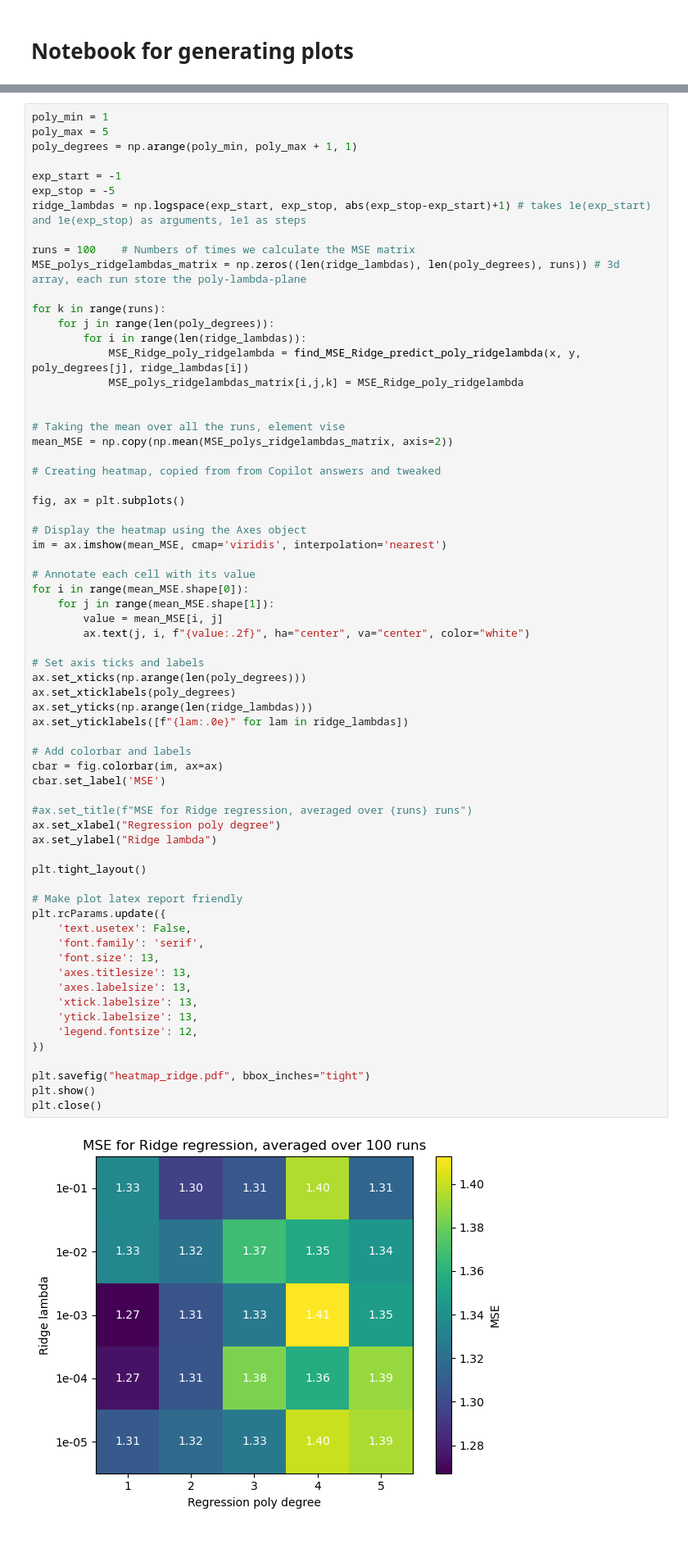
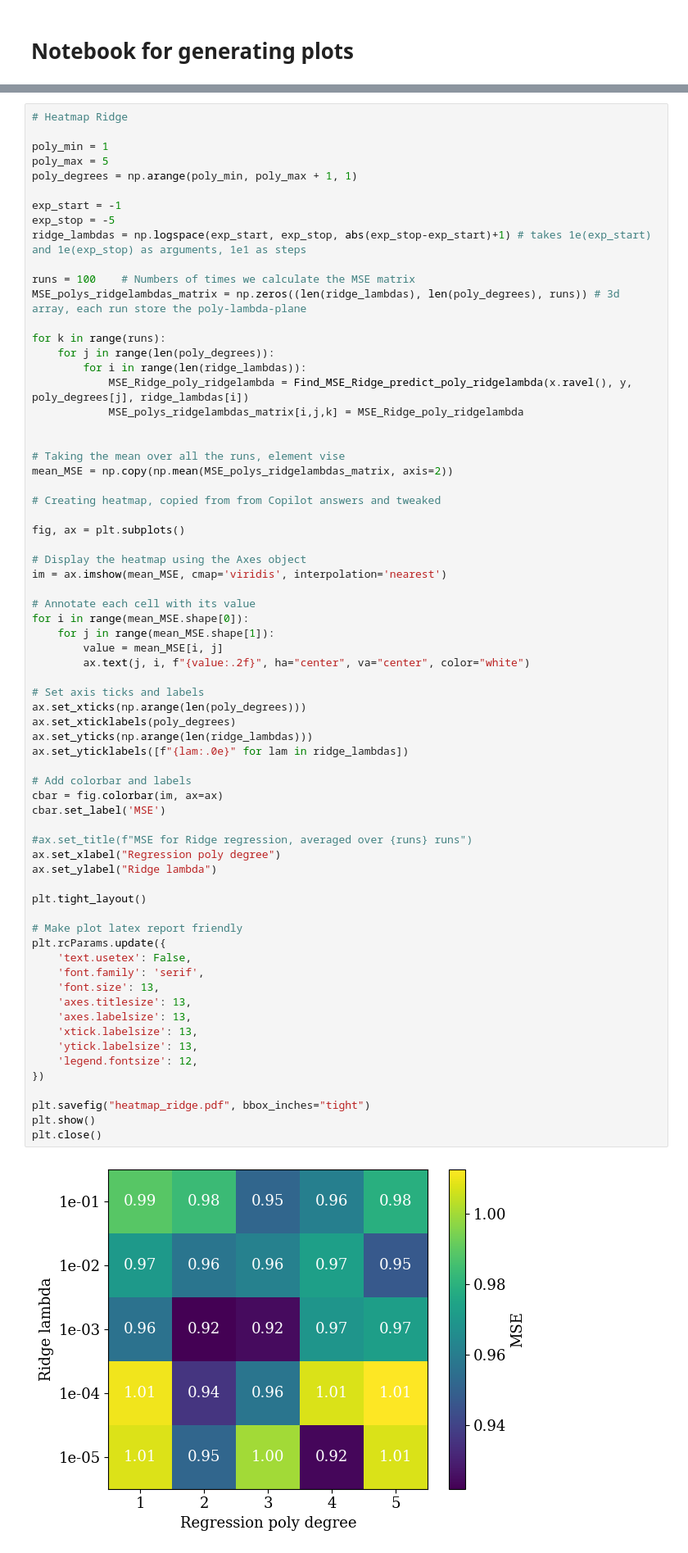
Before and after one commit to Waerstad/4155-Project-1, a Jupyter notebook: Code/generate_plots.ipynb, the cells around one changed output, grey strips where cells are left out. Shown at 82% size. Drawn from its saved outputs; the diff is of its cells as text.

Commit message:
Update functions, and code for plots

```diff
--- a/Code/generate_plots.ipynb
+++ b/Code/generate_plots.ipynb
@@ -18,4 +92,6 @@ y = Runge_func(x) + np.random.normal(0, 1, size=n)
 # %%
+# Heatmap Ridge
+
 poly_min = 1
 poly_max = 5
 poly_degrees = np.arange(poly_min, poly_max + 1, 1)
@@ -30,7 +106,7 @@ MSE_polys_ridgelambdas_matrix = np.zeros((len(ridge_lambdas), len(poly_degrees),
 for k in range(runs):
     for j in range(len(poly_degrees)):
         for i in range(len(ridge_lambdas)):
-            MSE_Ridge_poly_ridgelambda = find_MSE_Ridge_predict_poly_ridgelambda(x, y, poly_degrees[j], ridge_lambdas[i])
+            MSE_Ridge_poly_ridgelambda = Find_MSE_Ridge_predict_poly_ridgelambda(x.ravel(), y, poly_degrees[j], ridge_lambdas[i])
             MSE_polys_ridgelambdas_matrix[i,j,k] = MSE_Ridge_poly_ridgelambda
 
 
@@ -55,31 +131,31 @@ ax.set_xticks(np.arange(len(poly_degrees)))
 ax.set_xticklabels(poly_degrees)
 ax.set_yticks(np.arange(len(ridge_lambdas)))
 ax.set_yticklabels([f"{lam:.0e}" for lam in ridge_lambdas])
 
 # Add colorbar and labels
 cbar = fig.colorbar(im, ax=ax)
 cbar.set_label('MSE')
 
 #ax.set_title(f"MSE for Ridge regression, averaged over {runs} runs")
 ax.set_xlabel("Regression poly degree")
 ax.set_ylabel("Ridge lambda")
 
 plt.tight_layout()
 
 # Make plot latex report friendly
 plt.rcParams.update({
     'text.usetex': False,
     'font.family': 'serif',
     'font.size': 13,
     'axes.titlesize': 13,
     'axes.labelsize': 13,
     'xtick.labelsize': 13,
     'ytick.labelsize': 13,
     'legend.fontsize': 12,
 })
 
 plt.savefig("heatmap_ridge.pdf", bbox_inches="tight")
 plt.show()
 plt.close()
 # %% [output]
-[figure, old version]
+[figure, new version]
```
Also changed, not shown: parts of 3 cells of this notebook, 1 other file.
